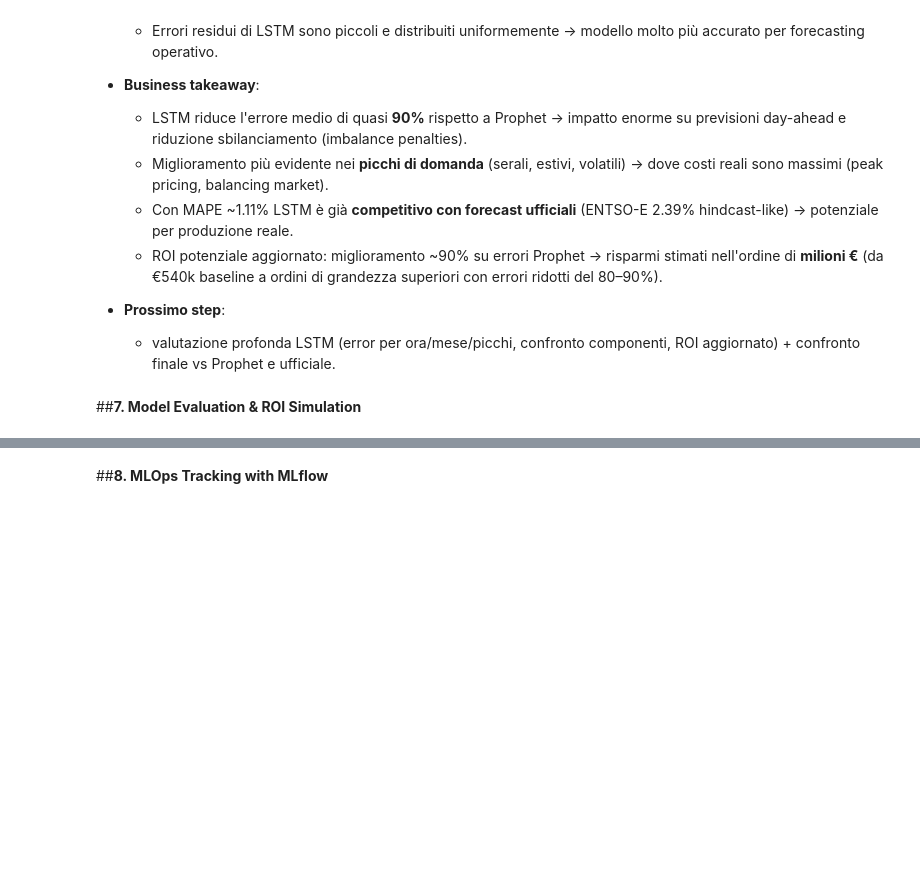
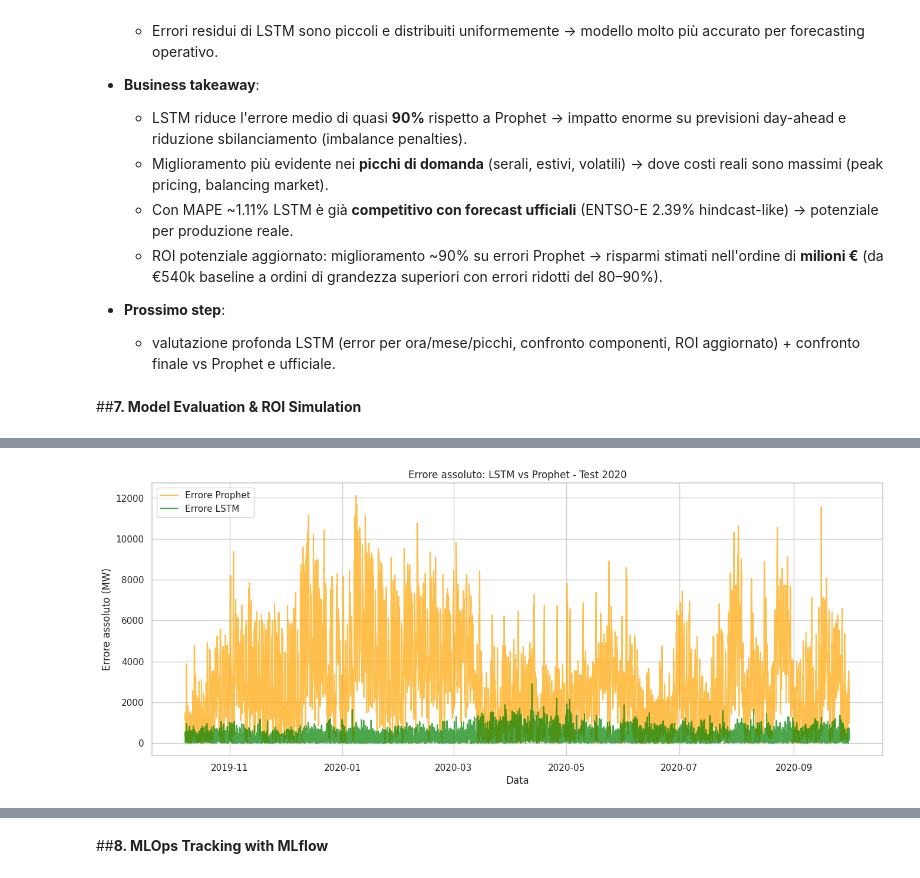
Before and after one commit to Frussen/ita-load-forecaster, a Jupyter notebook: ItaLoadForecaster.ipynb, the cells around one changed output, grey strips where cells are left out. Drawn from its saved outputs; the diff is of its cells as text; code cells hidden in the pictures; blank space fills up the shorter version.

```diff
--- a/ItaLoadForecaster.ipynb
+++ b/ItaLoadForecaster.ipynb
@@ -1279,0 +1340,28 @@ plt.show()
+# %%
+# 5. Plot errori LSTM vs Prophet (solo dove allineati)
+
+# Assicurati che entrambe le colonne 'ds' siano timezone-aware e nello stesso fuso orario per un merge corretto
+# df_results['ds'] è attualmente timezone-naive, df_lstm_results['ds'] è timezone-aware ('Europe/Rome')
+rom_tz = 'Europe/Rome'
+df_results_localized = df_results.copy()
+# Usiamo ambiguous='NaT' per gestire AmbiguousTimeError, convertendo i tempi ambigui in NaT
+df_results_localized['ds'] = df_results_localized['ds'].dt.tz_localize(rom_tz, ambiguous='NaT')
+# Elimina le righe in cui 'ds' è diventato NaT a causa dell'ambiguità
+df_results_localized.dropna(subset=['ds'], inplace=True)
+
+# Allinea df_results (Prophet) e df_lstm_results su 'ds'
+common_ds = set(df_results_localized['ds']).intersection(set(df_lstm_results['ds']))
+df_compare = df_results_localized[df_results_localized['ds'].isin(common_ds)].copy()
+df_compare = df_compare.merge(df_lstm_results[['ds', 'abs_error']], on='ds', suffixes=('_prophet', '_lstm'))
+
+plt.figure(figsize=(16, 6))
+plt.plot(df_compare['ds'], df_compare['abs_error_prophet'], label='Errore Prophet', alpha=0.7, color='orange')
+plt.plot(df_compare['ds'], df_compare['abs_error_lstm'], label='Errore LSTM', alpha=0.7, color='green')
+plt.title('Errore assoluto: LSTM vs Prophet - Test 2020')
+plt.ylabel('Errore assoluto (MW)')
+plt.xlabel('Data')
+plt.legend()
+plt.grid(True)
+plt.show()
+# %% [output]
+[figure, added]
```
Also changed, not shown: parts of 8 cells of this notebook.
